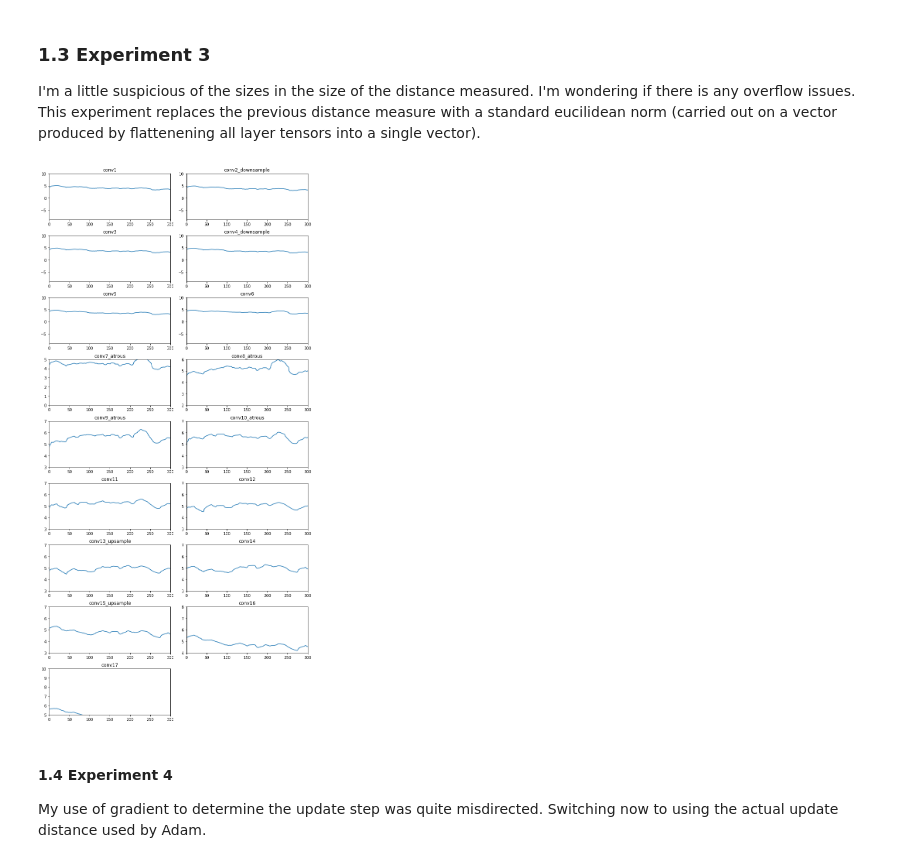
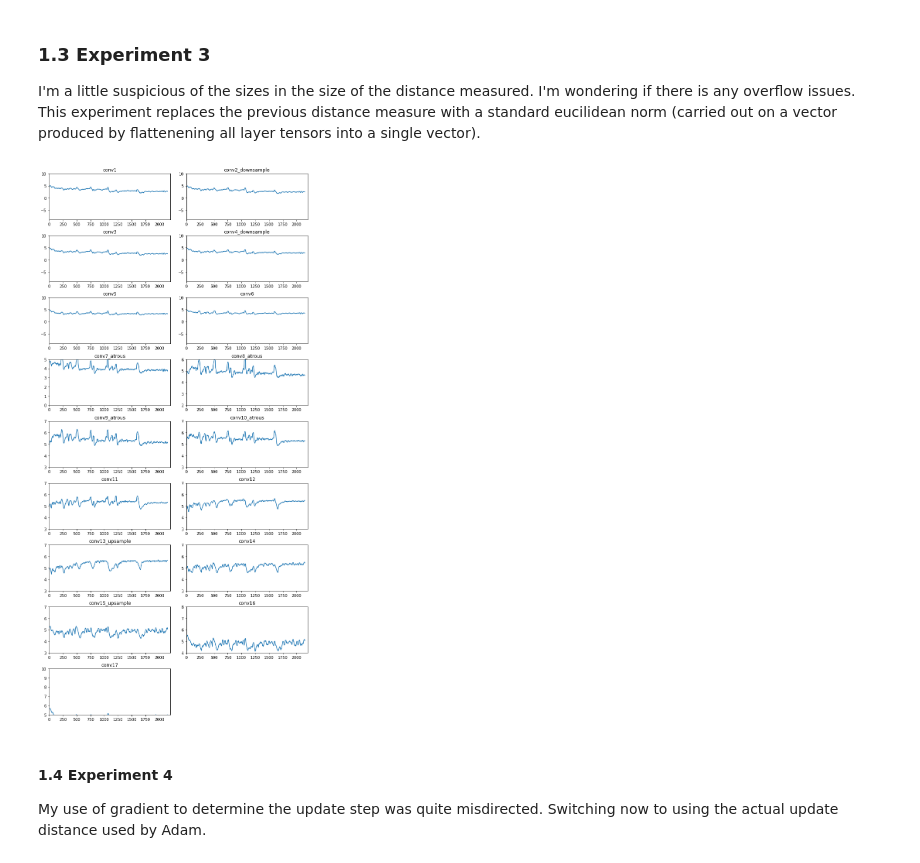
Before and after one commit to kevindoran/dip, a Jupyter notebook: notebooks/dip.ipynb, the cells around one changed output. Saved outputs shown, nothing was run; the diff lists cells and outputs as text; code cells hidden in the pictures.

```diff
--- a/notebooks/dip.ipynb
+++ b/notebooks/dip.ipynb
@@ -190,10 +206,10 @@ distance measure with a standard eucilidean norm (carried out on a vector
 produced by flattenening all layer tensors into a single vector).
 # %%
 df = pd.read_pickle('../data/experiments/1/3/data.dataframe_pickle')
-x_max = 300
+x_max = 2200
 display_results(df, x_max)
 # %% [output]
-[figure, old version]
+[figure, new version]
 # %% [markdown]
 #### 1.4 Experiment 4
 My use of gradient to determine the update step was quite misdirected. Switching now to using the actual
```
Also changed, not shown: parts of 7 cells of this notebook, 7 other files.
